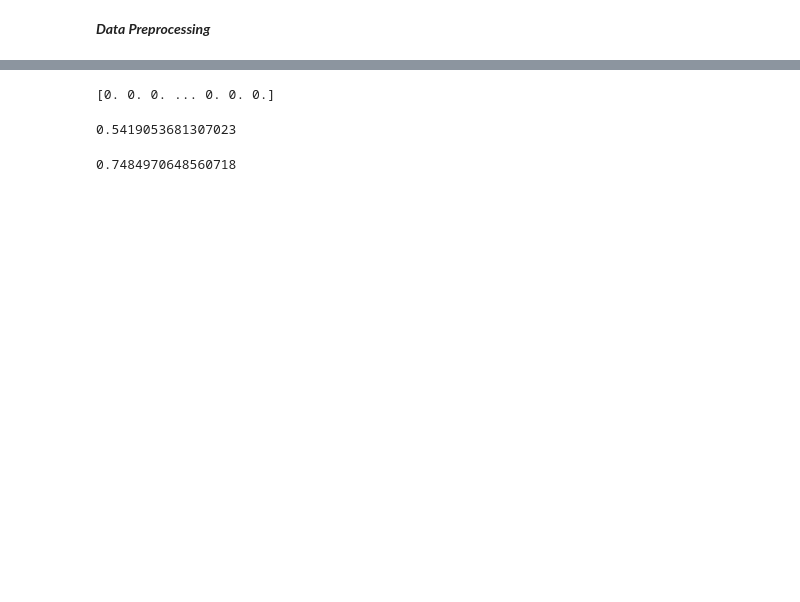
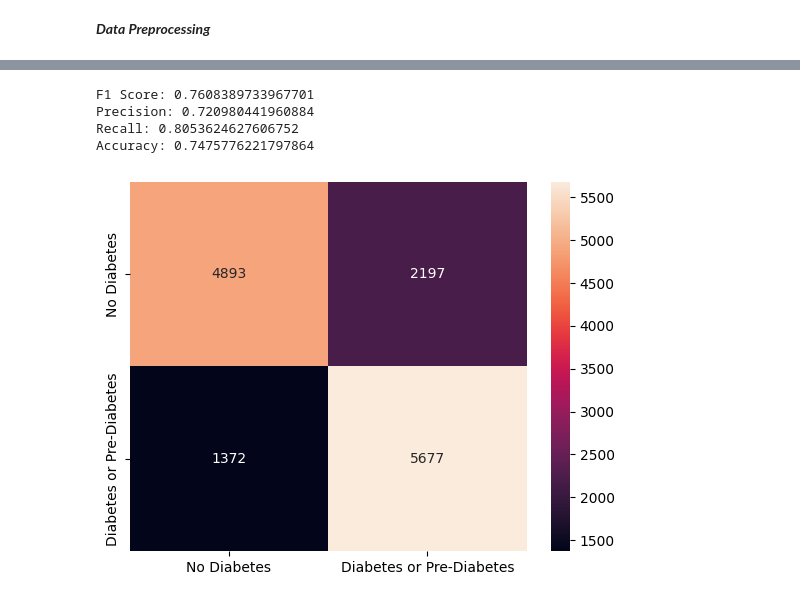
Before and after one commit to sean-dev224/machineLearningFinalProject, a Jupyter notebook: implementation.ipynb, the cells around one changed output, grey strips where cells are left out. Saved outputs shown, nothing was run; the diff lists cells and outputs as text; code cells hidden in the pictures; blank space fills up the shorter version.

```diff
--- a/implementation.ipynb
+++ b/implementation.ipynb
@@ -51,21 +65,46 @@ X_train, X_test, y_train, y_test = train_test_split(X, y, test_size=0.2, random_
-# %%
-from sklearn.linear_model import Perceptron
-
-perceptron = Perceptron()
-perceptron.fit(X_train, y_train)
-
-print(perceptron.predict(X_test))
-
-perceptron.score(X_test, y_test)
-# %% [output]
-[0. 0. 0. ... 0. 0. 0.]
-0.5419053681307023
-# %%
-from sklearn.linear_model import LogisticRegression
-
-lr = LogisticRegression(max_iter=10000)
-lr.fit(X_train, y_train)
-
-lr.score(X_test, y_test)
-# %% [output]
-0.7484970648560718
+# %%
+from sklearn.metrics import confusion_matrix, recall_score, precision_score, f1_score, accuracy_score
+def plot_confusion_matrix(y: np.ndarray, y_hat: np.ndarray, class_names: Dict[int, str] = {0: "No Diabetes", 1: "Diabetes or Pre-Diabetes"}) -> pd.DataFrame:
+    y = y.flatten()
+    y_hat = y_hat.flatten()
+
+    cfm = confusion_matrix(y, y_hat)
+
+    labels = np.sort(np.unique(y))
+    if class_names is not None:
+        classes = []
+        for l in labels:
+            class_name = class_names.get(l, l)
+            classes.append(class_name)
+        labels = classes
+
+    columns, index = labels, labels
+    cfm_df = pd.DataFrame(cfm, index=index, columns=columns)
+    sns.heatmap(cfm_df, annot=True, fmt=".0f")
+
+    return cfm_df
+
+def display_statistics(y: np.ndarray, y_hat: np.ndarray):
+    acc = accuracy_score(y, y_hat)
+    precision = precision_score(y, y_hat)
+    recall = recall_score(y, y_hat)
+    f1 = f1_score(y, y_hat)
+
+
+    print(f"F1 Score: {f1}\nPrecision: {precision}\nRecall: {recall}\nAccuracy: {acc}")
+
+    plot_confusion_matrix(y, y_hat)
+# %%
+from sklearn.neighbors import KNeighborsClassifier
+
+knn = KNeighborsClassifier(n_neighbors=100)
+knn.fit(X_train, y_train)
+
+y_hat = knn.predict(X_test)
+display_statistics(np.array(y_test), y_hat)
+# %% [output]
+F1 Score: 0.7608389733967701
+Precision: 0.720980441960884
+Recall: 0.8053624627606752
+Accuracy: 0.7475776221797864
+[figure, added]
```
Also changed, not shown: parts of 4 cells of this notebook, 1 other file.
